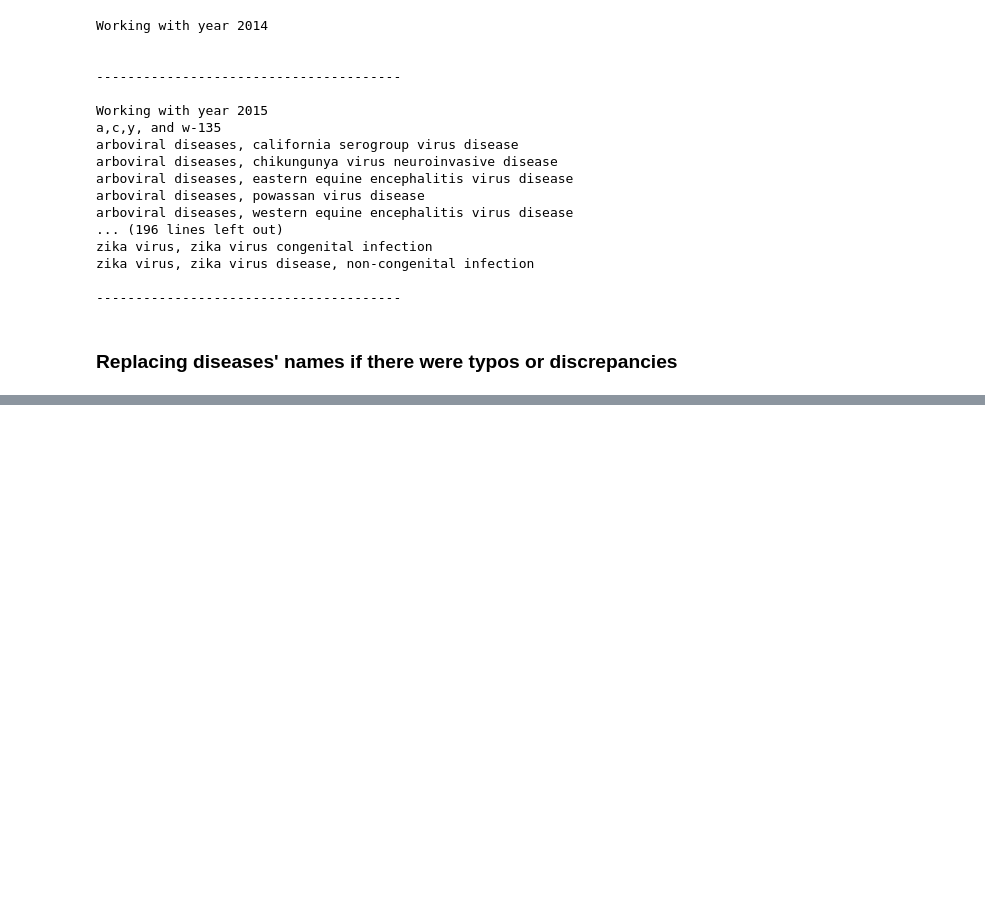
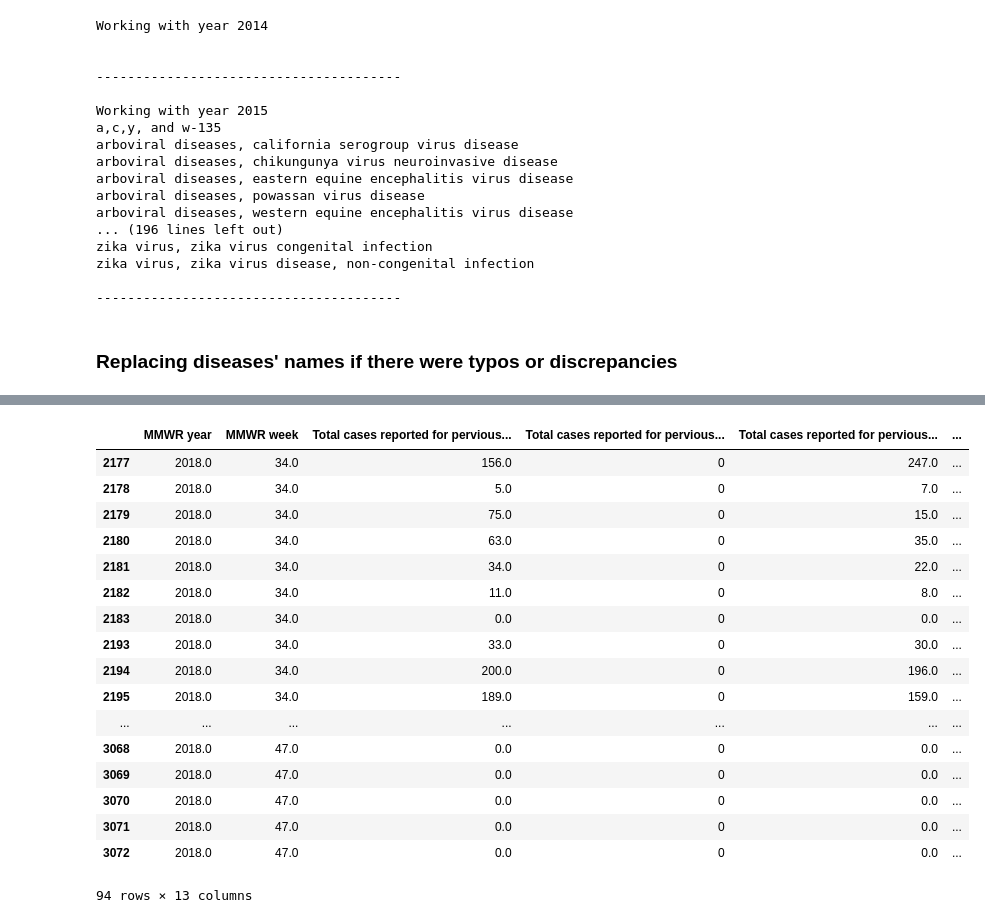
Before and after one commit to jchen2186/mortal-determination, a Jupyter notebook: EDA of Infrequently Reported Notifiable Diseases.ipynb, the cells around one changed output, grey strips where cells are left out. Saved outputs shown, nothing was run; the diff lists cells and outputs as text; code cells hidden in the pictures; blank space fills up the shorter version.

```diff
--- a/EDA of Infrequently Reported Notifiable Diseases.ipynb
+++ b/EDA of Infrequently Reported Notifiable Diseases.ipynb
@@ -230,0 +246,3 @@ df2017['Disease (cleaned)'].replace('arboviral diseases, western equine encephal
+# %%
+df2017 = df2017.dropna(axis=0, subset=['Disease', 'MMWR year', 'MMWR week'])
+df2018 = df2018.dropna(axis=0, subset=['Disease', 'MMWR year', 'MMWR week'])
@@ -230,0 +252,3 @@ df2017['Disease (cleaned)'].replace('arboviral diseases, western equine encephal
+# %%
+# update cleaned_dfs
+cleaned_dfs = [df2014, df2015, df2016, df2017, df2018]
@@ -230,0 +308,22 @@ df2017['Disease (cleaned)'].replace('arboviral diseases, western equine encephal
+# %%
+
+df2018_totals.fillna(0).replace('-', 0)
+# %% [output]
+|  | MMWR year | MMWR week | Total cases reported for pervious... | Total cases reported for pervious... | Total cases reported for pervious... | ... |
+| 2177 | 2018.0 | 34.0 | 156.0 | 0 | 247.0 | ... |
+| 2178 | 2018.0 | 34.0 | 5.0 | 0 | 7.0 | ... |
+| 2179 | 2018.0 | 34.0 | 75.0 | 0 | 15.0 | ... |
+| 2180 | 2018.0 | 34.0 | 63.0 | 0 | 35.0 | ... |
+| 2181 | 2018.0 | 34.0 | 34.0 | 0 | 22.0 | ... |
+| 2182 | 2018.0 | 34.0 | 11.0 | 0 | 8.0 | ... |
+| 2183 | 2018.0 | 34.0 | 0.0 | 0 | 0.0 | ... |
+| 2193 | 2018.0 | 34.0 | 33.0 | 0 | 30.0 | ... |
+| 2194 | 2018.0 | 34.0 | 200.0 | 0 | 196.0 | ... |
+| 2195 | 2018.0 | 34.0 | 189.0 | 0 | 159.0 | ... |
+| ... | ... | ... | ... | ... | ... | ... |
+| 3068 | 2018.0 | 47.0 | 0.0 | 0 | 0.0 | ... |
+| 3069 | 2018.0 | 47.0 | 0.0 | 0 | 0.0 | ... |
+| 3070 | 2018.0 | 47.0 | 0.0 | 0 | 0.0 | ... |
+| 3071 | 2018.0 | 47.0 | 0.0 | 0 | 0.0 | ... |
+| 3072 | 2018.0 | 47.0 | 0.0 | 0 | 0.0 | ... |
+94 rows × 13 columns
```
Also changed, not shown: parts of 16 cells of this notebook.
